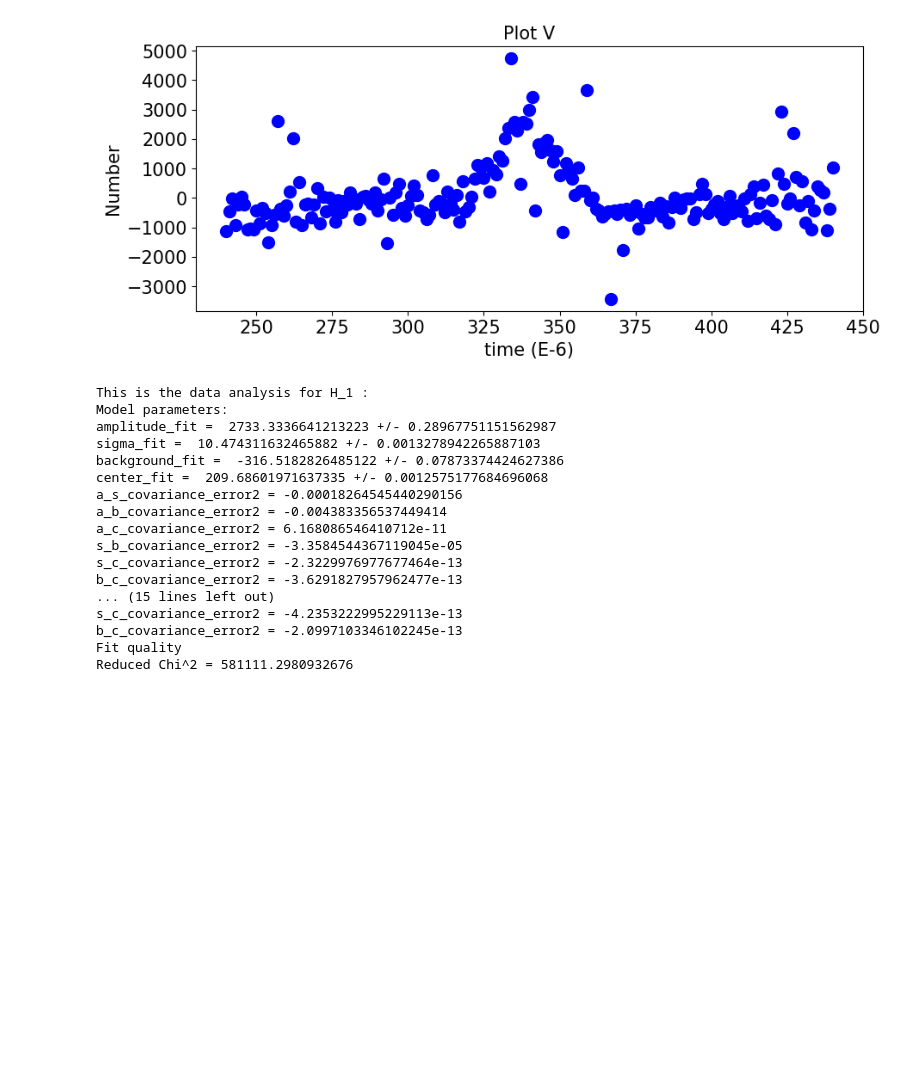
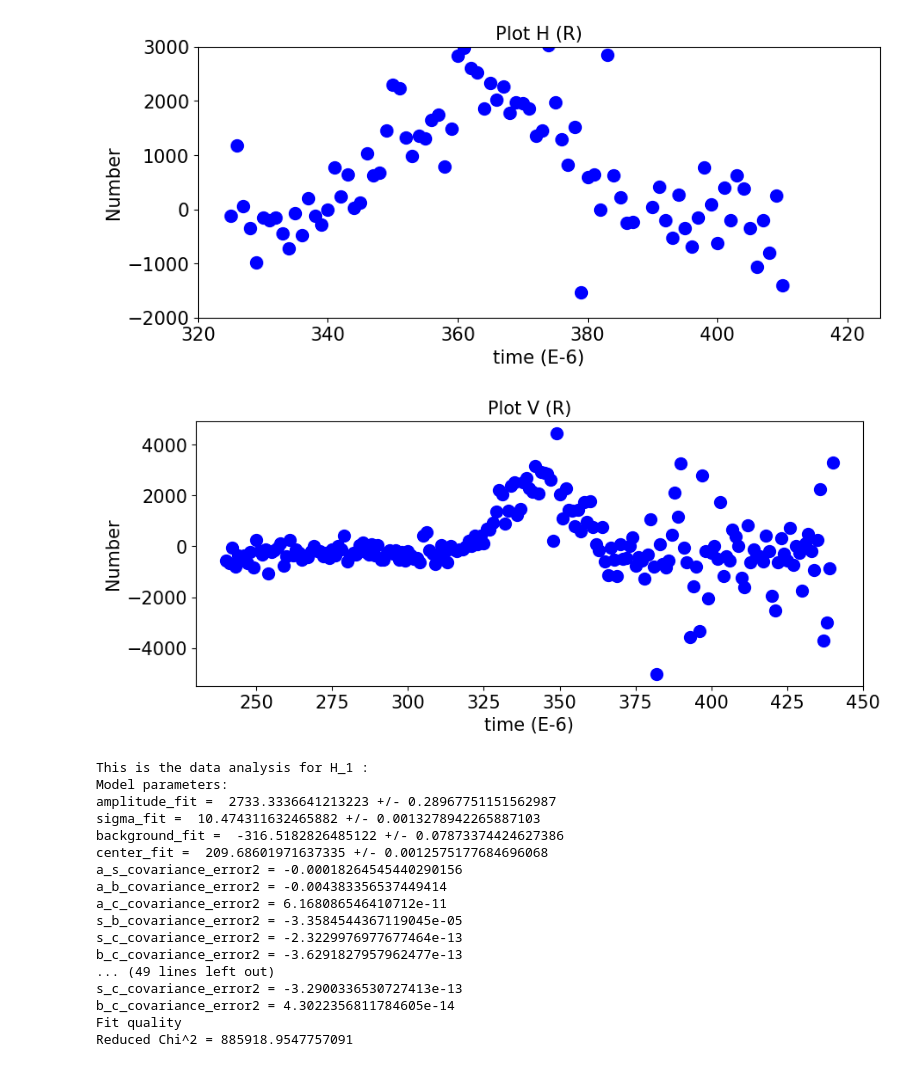
Before and after one commit to Hjhiinu/AtomImaging, a Jupyter notebook: atom_analysis.ipynb, the cells around one changed output. Saved outputs shown, nothing was run; the diff lists cells and outputs as text; code cells hidden in the pictures; blank space fills up the shorter version.

```diff
--- a/atom_analysis.ipynb
+++ b/atom_analysis.ipynb
@@ -109,16 +118,30 @@ fig1.show()
 # %%
-fig2=plt.figure(2,figsize=(10,4))                                             # create new figure for plotting
-plt.plot(F_x, F_y, 'blue', linestyle='none', marker='o', markerfacecolor='blue', markersize=10)  # make the plot with round markers
-plt.title('Plot V', fontsize=15)                           # Add the plot title
+fig3=plt.figure(3,figsize=(10,4))                                             # create new figure for plotting
+plt.plot(D_x, D_y, 'blue', linestyle='none', marker='o', markerfacecolor='blue', markersize=10)  # make the plot with round markers
+plt.title('Plot H (R)', fontsize=15)                           # Add the plot title
+
+plt.ylabel('Number', fontsize=15)                     # Add the y-axis label, "fontsize" is optional
+plt.yticks(size=15)                                            # adjust the size of the y-axis tick number labels
+
+plt.xlim(320, 425)                                            # Set the range of the plot's x-axis
+plt.ylim(-2000, 3000)
+plt.xlabel('time (E-6)', fontsize=15)                            # Add the x-axis label, "fontsize" is optional
+plt.xticks(size=15)                                            # adjust the size of the x-axis tick number labels
+fig3.show()
+
+fig4=plt.figure(4,figsize=(10,4))                                             # create new figure for plotting
+plt.plot(H_x, H_y, 'blue', linestyle='none', marker='o', markerfacecolor='blue', markersize=10)  # make the plot with round markers
+plt.title('Plot V (R)', fontsize=15)                           # Add the plot title
 
 plt.ylabel('Number', fontsize=15)                     # Add the y-axis label, "fontsize" is optional
 plt.yticks(size=15)                                            # adjust the size of the y-axis tick number labels
 
 plt.xlabel('time (E-6)', fontsize=15)                            # Add the x-axis label, "fontsize" is optional
 plt.xticks(size=15)                                            # adjust the size of the x-axis tick number labels
-fig1.show()
+fig4.show()
 # %% [output]
-[figure, old version]
+[figure, new version]
+[figure, added]
 # %%
 def yModel(x,amplitude,sigma,background,center):
   #print("This is the input parameter:"+ str(amplitude)+" "+str(sigma)+" "+str(center)+" "+str(background))
@@ -184,13 +209,22 @@ def analysis(x_data,y_data,iP,type,y_error):
 # %%
-H1=analysis(B_x,B_y,initialParameters_H_1,"H_1",None)  #set Errorbar to None right now
-#test_errorbar [0.1 for _ in range(217)]
-B_a,B_s,B_b,B_c=H1[0],H1[1],H1[2],H1[3]
+H1=analysis(B_x,B_y,initialParameters_H_1,"H_1",None)  #set Errorbar to None right now    #test_errorbar [0.1 for _ in range(217)]
+B_a,B_s,B_b,B_c,Num_1_H,Num_1_H_errorbar=H1[0],H1[1],H1[2],H1[3],H1[4],H1[5]
 print("")
 print("")
 print("")
 
 V1=analysis(F_x,F_y,initialParameters_V_1,"V_1",None)  #set Errorbar to None right now
-F_a,F_s,F_b,F_c=V1[0],V1[1],V1[2],V1[3]
+F_a,F_s,F_b,F_c,Num_1_V,Num_1_V_errorbar=V1[0],V1[1],V1[2],V1[3],V1[4],V1[5]
+print("")
+print("")
+print("")
+H2=analysis(D_x,D_y,initialParameters_H_2,"H_2",None)
+D_a,D_s,D_b,D_c,Num_2_H,Num_2_H_errorbar=H2[0],H2[1],H2[2],H2[3],H2[4],H2[5]
+print("")
+print("")
+print("")
+V2=analysis(H_x,H_y,initialParameters_V_2,"V_2",None)  #set Errorbar to None right now
+H_a,H_s,H_b,H_c,Num_2_V,Num_2_V_errorbar=V2[0],V2[1],V2[2],V2[3],V2[4],V2[5]
 # %% [output]
 This is the data analysis for H_1 :
 Model parameters:
@@ -204,9 +238,9 @@ a_c_covariance_error2 = 6.168086546410712e-11
 s_b_covariance_error2 = -3.3584544367119045e-05
 s_c_covariance_error2 = -2.3229976977677464e-13
 b_c_covariance_error2 = -3.6291827957962477e-13
-... (15 lines left out)
-s_c_covariance_error2 = -4.2353222995229113e-13
-b_c_covariance_error2 = -2.0997103346102245e-13
+... (49 lines left out)
+s_c_covariance_error2 = -3.2900336530727413e-13
+b_c_covariance_error2 = 4.3022356811784605e-14
 Fit quality
-Reduced Chi^2 = 581111.2980932676
+Reduced Chi^2 = 885918.9547757091
 # %%
```
Also changed, not shown: parts of 7 cells of this notebook.
